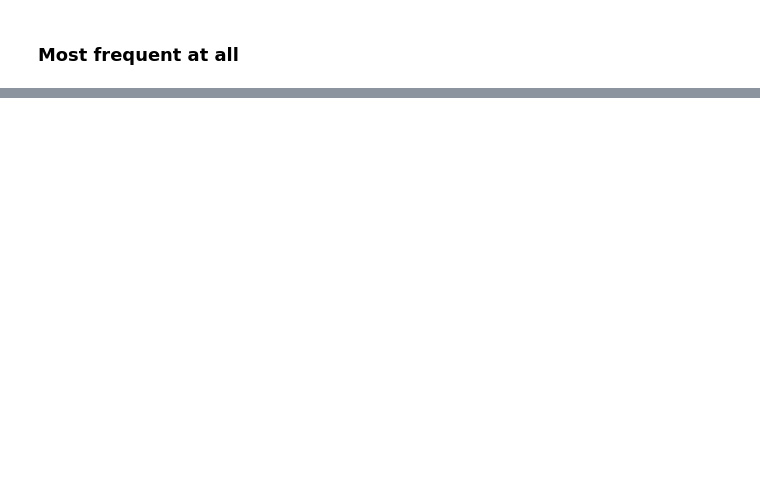
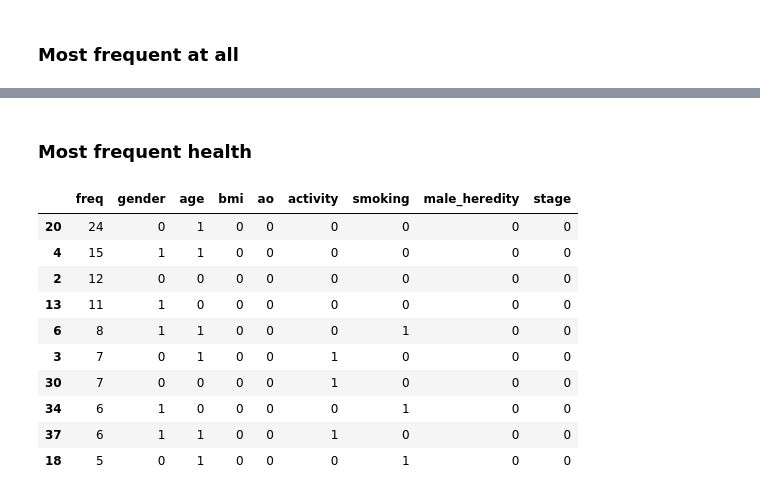
Before and after one commit to Khlebovich-Alexandra/Course-Work, a Jupyter notebook: find_dependence.ipynb, the cells around one changed output, grey strips where cells are left out. Drawn from its saved outputs; the diff is of its cells as text; code cells hidden in the pictures; blank space fills up the shorter version.

```diff
--- a/find_dependence.ipynb
+++ b/find_dependence.ipynb
@@ -267,0 +268,17 @@ freq.sort_values('freq', ascending=False).head(10)
+# %% [markdown]
+### Most frequent health
+# %%
+freq = get_freq_table(pd.concat([data_old, data_new]).query('stage==0').drop('alcohol', axis=1))
+freq.sort_values('freq', ascending=False).head(10)
+# %% [output]
+|  | freq | gender | age | bmi | ao | activity | smoking | male_heredity | stage |
+| 20 | 24 | 0 | 1 | 0 | 0 | 0 | 0 | 0 | 0 |
+| 4 | 15 | 1 | 1 | 0 | 0 | 0 | 0 | 0 | 0 |
+| 2 | 12 | 0 | 0 | 0 | 0 | 0 | 0 | 0 | 0 |
+| 13 | 11 | 1 | 0 | 0 | 0 | 0 | 0 | 0 | 0 |
+| 6 | 8 | 1 | 1 | 0 | 0 | 0 | 1 | 0 | 0 |
+| 3 | 7 | 0 | 1 | 0 | 0 | 1 | 0 | 0 | 0 |
+| 30 | 7 | 0 | 0 | 0 | 0 | 1 | 0 | 0 | 0 |
+| 34 | 6 | 1 | 0 | 0 | 0 | 0 | 1 | 0 | 0 |
+| 37 | 6 | 1 | 1 | 0 | 0 | 1 | 0 | 0 | 0 |
+| 18 | 5 | 0 | 1 | 0 | 0 | 0 | 1 | 0 | 0 |
```
Also changed, not shown: parts of 12 cells of this notebook, 1 other file.
